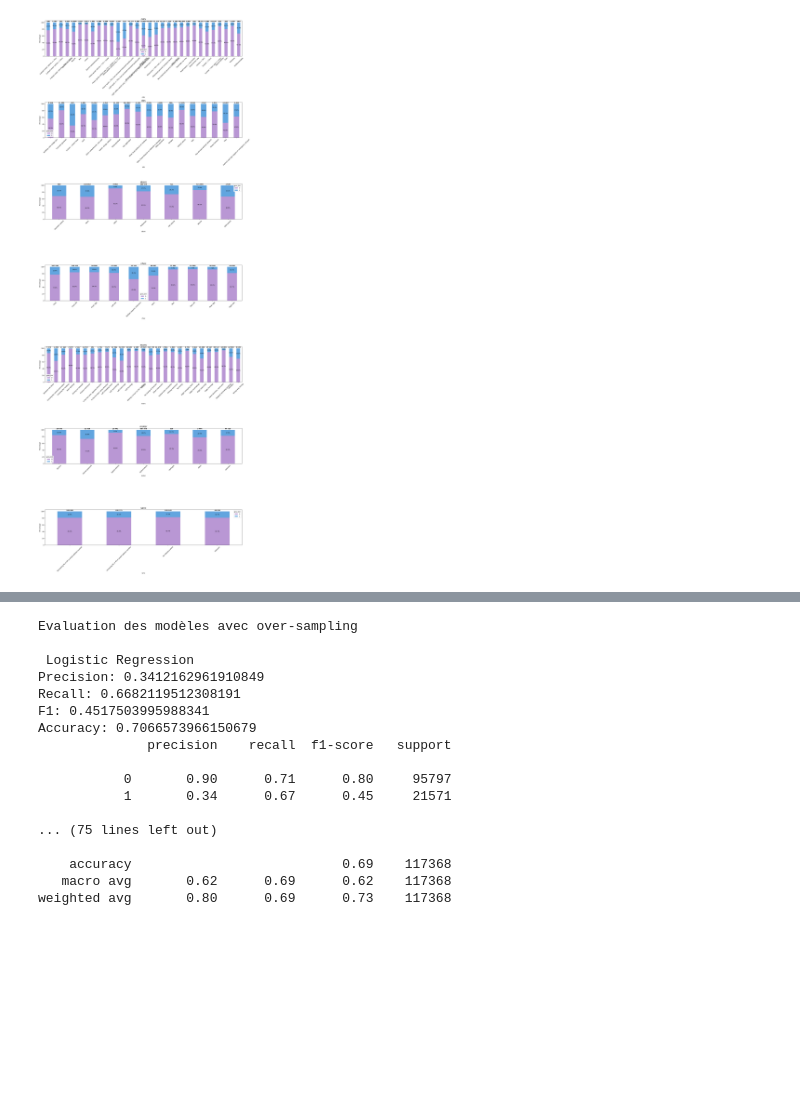
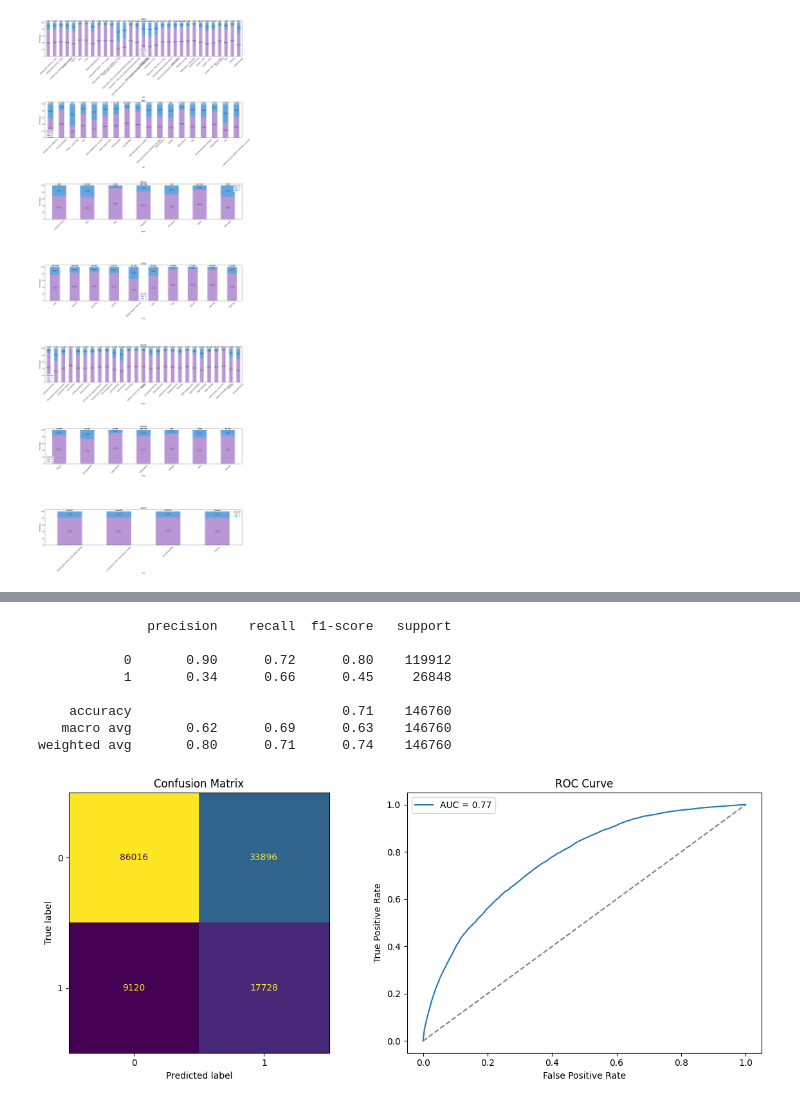
Before and after one commit to KaterinaGalkina/RoadAccidentSeverityPrediction, a Jupyter notebook: vehicules.ipynb, the cells around one changed output, grey strips where cells are left out. Cells and saved outputs as stored; diff of their text form; code cells hidden in the pictures; blank space fills up the shorter version.

```diff
--- a/vehicules.ipynb
+++ b/vehicules.ipynb
@@ -506,50 +471,44 @@ weighted avg       0.80      0.71      0.74    586836
 # %%
-X_tr, X_val, y_tr, y_val = train_test_split(X_train, y_train, test_size = .2)
-print(colored_text(BRIGHT_BLUE, "Evaluation des modèles avec over-sampling"))
-for name, pipe in pipelines_over.items():
-    pipe.fit(X_train, y_train)
-    y_pred = pipe.predict(X_val) # un label prédit pour chaque exemple de X_train
+# Here also Gradient Boosting and undersampling have one of the best results
+# so let's take these
 
-    precision, recall, f1, _ = precision_recall_fscore_support(y_val, y_pred, average="binary")
-    print("\n", name)
-    print("Precision:", precision)
-    print("Recall:", recall)
-    print("F1:", f1)
-    print("Accuracy:", accuracy)
+# Train and predict
+model = pipelines_under["Gradient Boosting"]
+model.fit(X_train, y_train)
+y_pred = model.predict(X_test)
+y_proba = model.predict_proba(X_test)[:, 1]
 
-    print(classification_report(y_val, y_pred))
+print(classification_report(y_test, y_pred))
 
-print(colored_text(BRIGHT_BLUE, "Evaluation des modèles avec under-sampling"))
-for name, pipe in pipelines_under.items():
-    pipe.fit(X_train, y_train)
-    y_pred = pipe.predict(X_val) # un label prédit pour chaque exemple de X_train
+cm = confusion_matrix(y_test, y_pred)
+fpr, tpr, _ = roc_curve(y_test, y_proba)
+roc_auc = auc(fpr, tpr)
 
-    precision, recall, f1, _ = precision_recall_fscore_support(y_val, y_pred, average="binary")
-    print("\n", name)
-    print("Precision:", precision)
-    print("Recall:", recall)
-    print("F1:", f1)
-    print("Accuracy:", accuracy)
+fig, axes = plt.subplots(1, 2, figsize=(12, 5))
 
-    print(classification_report(y_val, y_pred))
+disp = ConfusionMatrixDisplay(confusion_matrix=cm)
+disp.plot(ax=axes[0], colorbar=False)
+axes[0].set_title("Confusion Matrix")
+
+axes[1].plot(fpr, tpr, label=f"AUC = {roc_auc:.2f}")
+axes[1].plot([0, 1], [0, 1], linestyle='--', color='grey')
+axes[1].set_xlabel("False Positive Rate")
+axes[1].set_ylabel("True Positive Rate")
+axes[1].set_title("ROC Curve")
+axes[1].legend()
+
+plt.tight_layout()
+plt.show()
 # %% [output]
-Evaluation des modèles avec over-sampling
-
- Logistic Regression
-Precision: 0.3412162961910849
-Recall: 0.6682119512308191
-F1: 0.4517503995988341
-Accuracy: 0.7066573966150679
               precision    recall  f1-score   support
 
-           0       0.90      0.71      0.80     95797
-           1       0.34      0.67      0.45     21571
+           0       0.90      0.72      0.80    119912
+           1       0.34      0.66      0.45     26848
 
-... (75 lines left out)
-
-    accuracy                           0.69    117368
-   macro avg       0.62      0.69      0.62    117368
-weighted avg       0.80      0.69      0.73    117368
+    accuracy                           0.71    146760
+   macro avg       0.62      0.69      0.63    146760
+weighted avg       0.80      0.71      0.74    146760
+[figure, added]
 # %%
 # Finally we are going to save the dataset cleaned
 df_vehicules.to_csv("df_vehicules_clean.csv", index=False)
```
Also changed, not shown: parts of 17 cells of this notebook, 5 other files.
